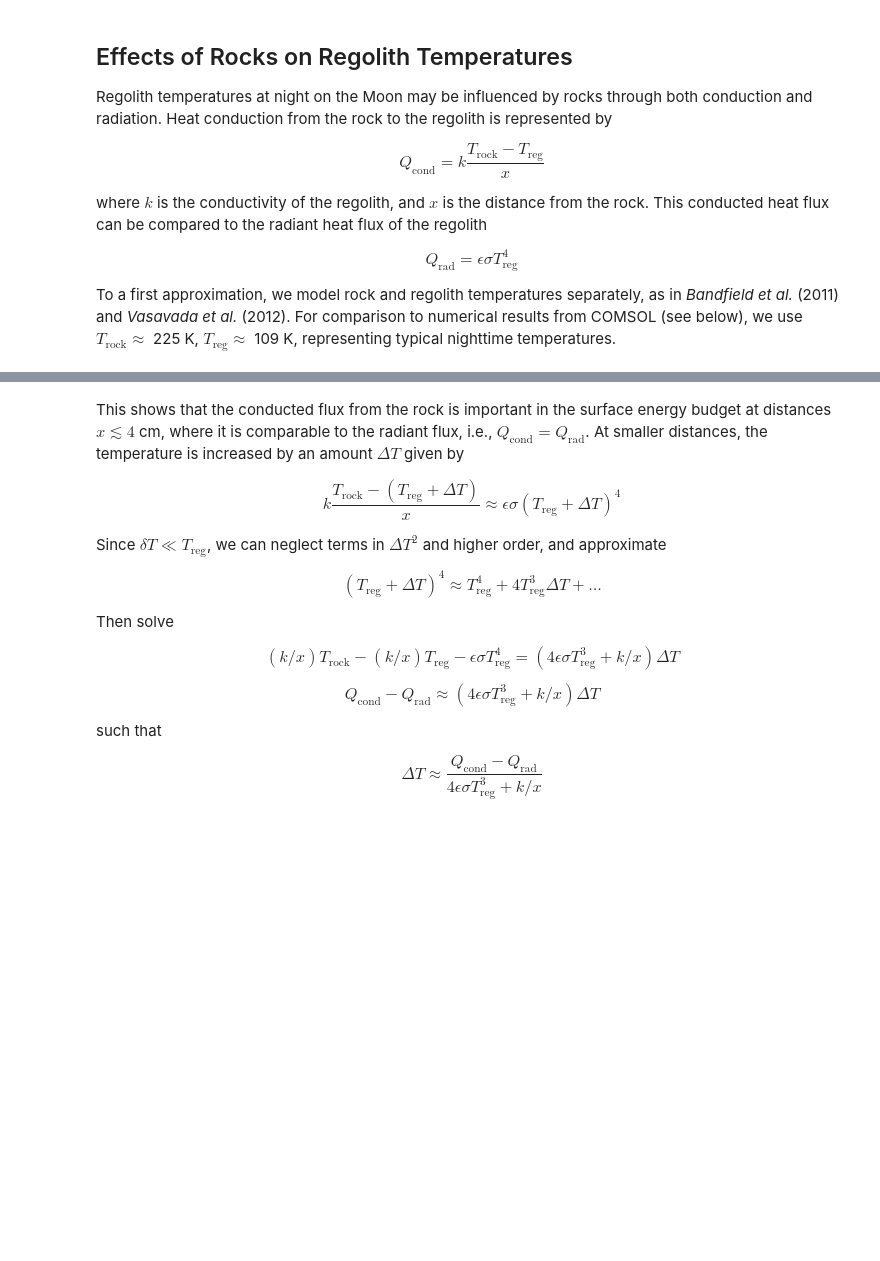
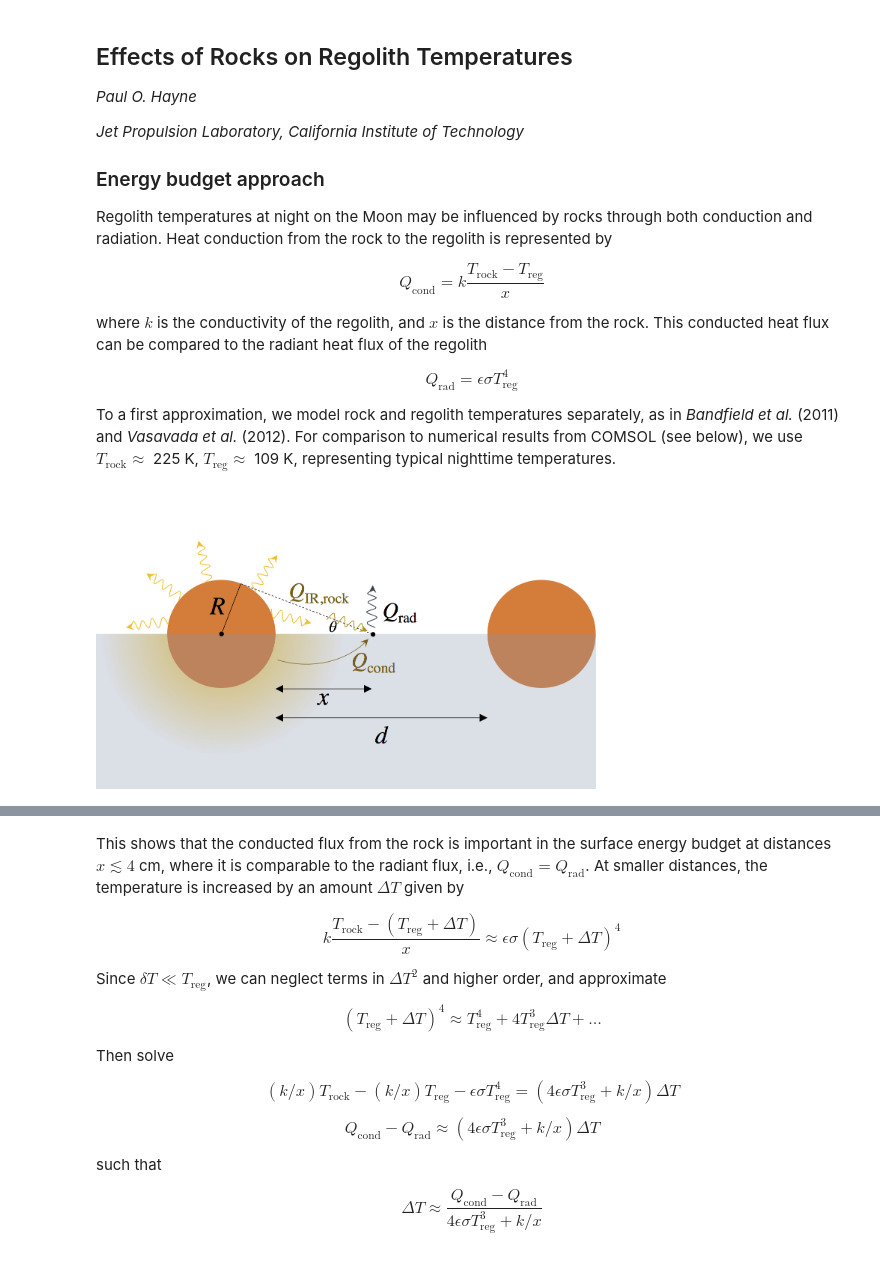
Before and after one commit to phayne/moon, a Jupyter notebook: Rock-Regolith-Temperatures.ipynb, the cells around one changed output, grey strips where cells are left out. Saved outputs shown, nothing was run; the diff lists cells and outputs as text; code cells hidden in the pictures; blank space fills up the shorter version.

```diff
--- a/Rock-Regolith-Temperatures.ipynb
+++ b/Rock-Regolith-Temperatures.ipynb
@@ -17,6 +8,12 @@ $( document ).ready(code_toggle);
 [interactive output not drawn]
 # %% [markdown]
 ## Effects of Rocks on Regolith Temperatures
+
+*Paul O. Hayne*
+
+*Jet Propulsion Laboratory, California Institute of Technology*
+
+### Energy budget approach
 
 Regolith temperatures at night on the Moon may be influenced by rocks through both conduction and radiation. Heat conduction from the rock to the regolith is represented by
 
@@ -27,3 +24,8 @@ where $k$ is the conductivity of the regolith, and $x$ is the distance from the
 $$Q_\textrm{rad} = \epsilon\sigma T_\textrm{reg}^4$$
 
 To a first approximation, we model rock and regolith temperatures separately, as in *Bandfield et al.* (2011) and *Vasavada et al.* (2012). For comparison to numerical results from COMSOL (see below), we use $T_\textrm{rock} \approx$ 225 K, $T_\textrm{reg} \approx$ 109 K, representing typical nighttime temperatures.
+# %%
+from IPython.display import Image
+Image(filename='/Users/phayne/research/moon/Diviner/regthick/rocks/rock_schematic_regolith_heating.png', width=500)
+# %% [output]
+[figure, added]
```
Also changed, not shown: parts of 7 cells of this notebook.
